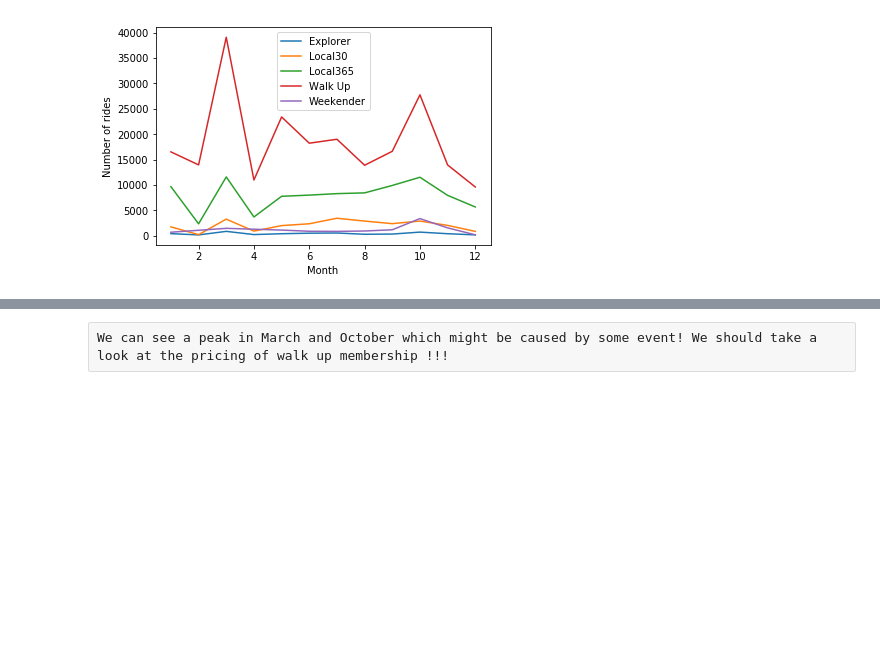
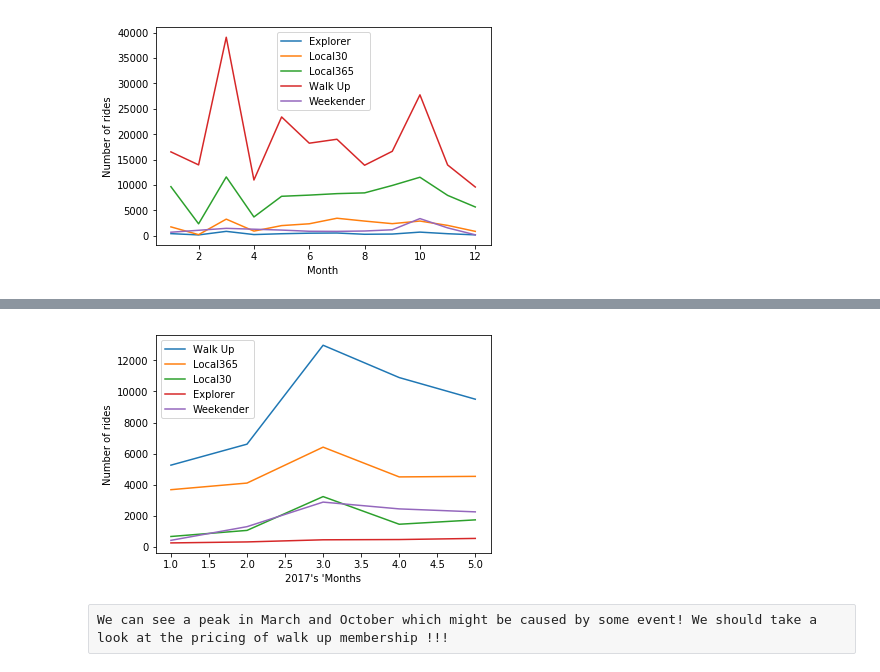
Before and after one commit to akhilesh-reddy/Strategy-consulting-for-bike-sharing, a Jupyter notebook: EDA_Henry.ipynb, the cells around one changed output, grey strips where cells are left out. Drawn from its saved outputs; the diff is of its cells as text; code cells hidden in the pictures; blank space fills up the shorter version.

```diff
--- a/EDA_Henry.ipynb
+++ b/EDA_Henry.ipynb
@@ -125,0 +150,5 @@ show()
+# %%
+in_mem = ["Walk Up","Local365", "Local30", "Explorer", "Weekender"]
+plot_monthly_trips(start = 2017, end = in_end,  memberships = in_mem)
+# %% [output]
+[figure, added]
```
Also changed, not shown: parts of 5 cells of this notebook.
